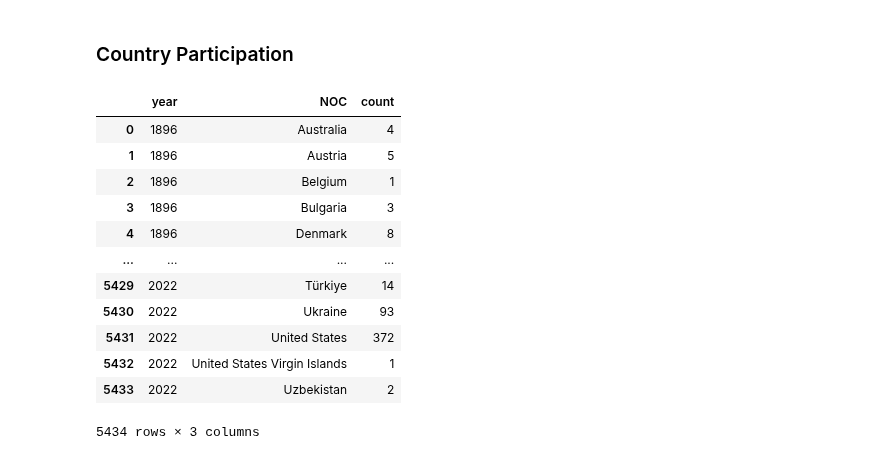
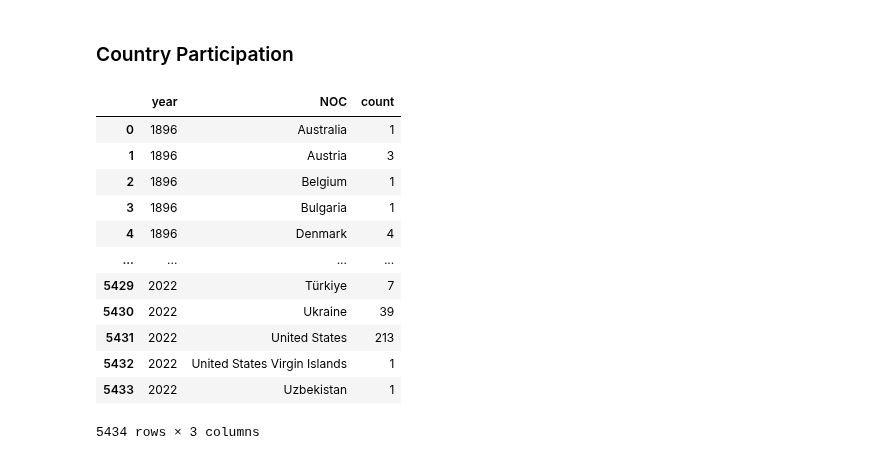
Before and after one commit to Maryam-Dollet/Webscraping_project, a Jupyter notebook: events_analysis.ipynb, the cells around one changed output. Saved outputs shown, nothing was run; the diff lists cells and outputs as text; code cells hidden in the pictures.

```diff
--- a/events_analysis.ipynb
+++ b/events_analysis.ipynb
@@ -169,20 +169,20 @@ ValueError: Mime type rendering requires nbformat>=4.2.0 but it is not installed
 # %% [markdown]
 ### Country Participation
 # %%
-noc_df = games_df.groupby(by=["year", "NOC"])['NOC'].value_counts().reset_index()
+noc_df = games_df.drop_duplicates(subset=["id", "year"]).groupby(by=["year", "NOC"])['NOC'].value_counts().reset_index()
 noc_df
 # %% [output]
 |  | year | NOC | count |
-| 0 | 1896 | Australia | 4 |
-| 1 | 1896 | Austria | 5 |
+| 0 | 1896 | Australia | 1 |
+| 1 | 1896 | Austria | 3 |
 | 2 | 1896 | Belgium | 1 |
-| 3 | 1896 | Bulgaria | 3 |
-| 4 | 1896 | Denmark | 8 |
+| 3 | 1896 | Bulgaria | 1 |
+| 4 | 1896 | Denmark | 4 |
 | ... | ... | ... | ... |
-| 5429 | 2022 | Türkiye | 14 |
-| 5430 | 2022 | Ukraine | 93 |
-| 5431 | 2022 | United States | 372 |
+| 5429 | 2022 | Türkiye | 7 |
+| 5430 | 2022 | Ukraine | 39 |
+| 5431 | 2022 | United States | 213 |
 | 5432 | 2022 | United States Virgin Islands | 1 |
-| 5433 | 2022 | Uzbekistan | 2 |
+| 5433 | 2022 | Uzbekistan | 1 |
 5434 rows × 3 columns
 # %%
```
Also changed, not shown: parts of 3 cells of this notebook, 1 other file.
